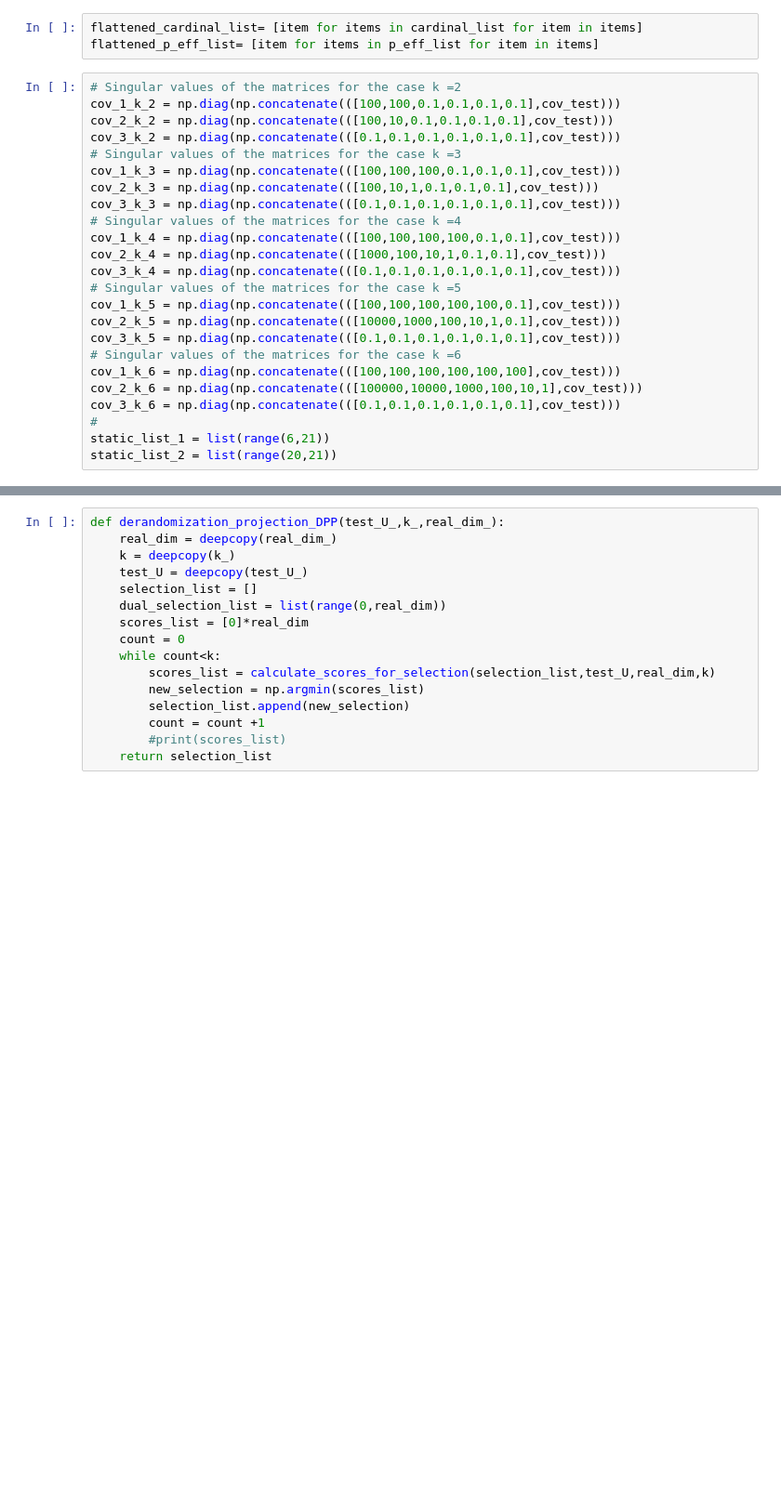
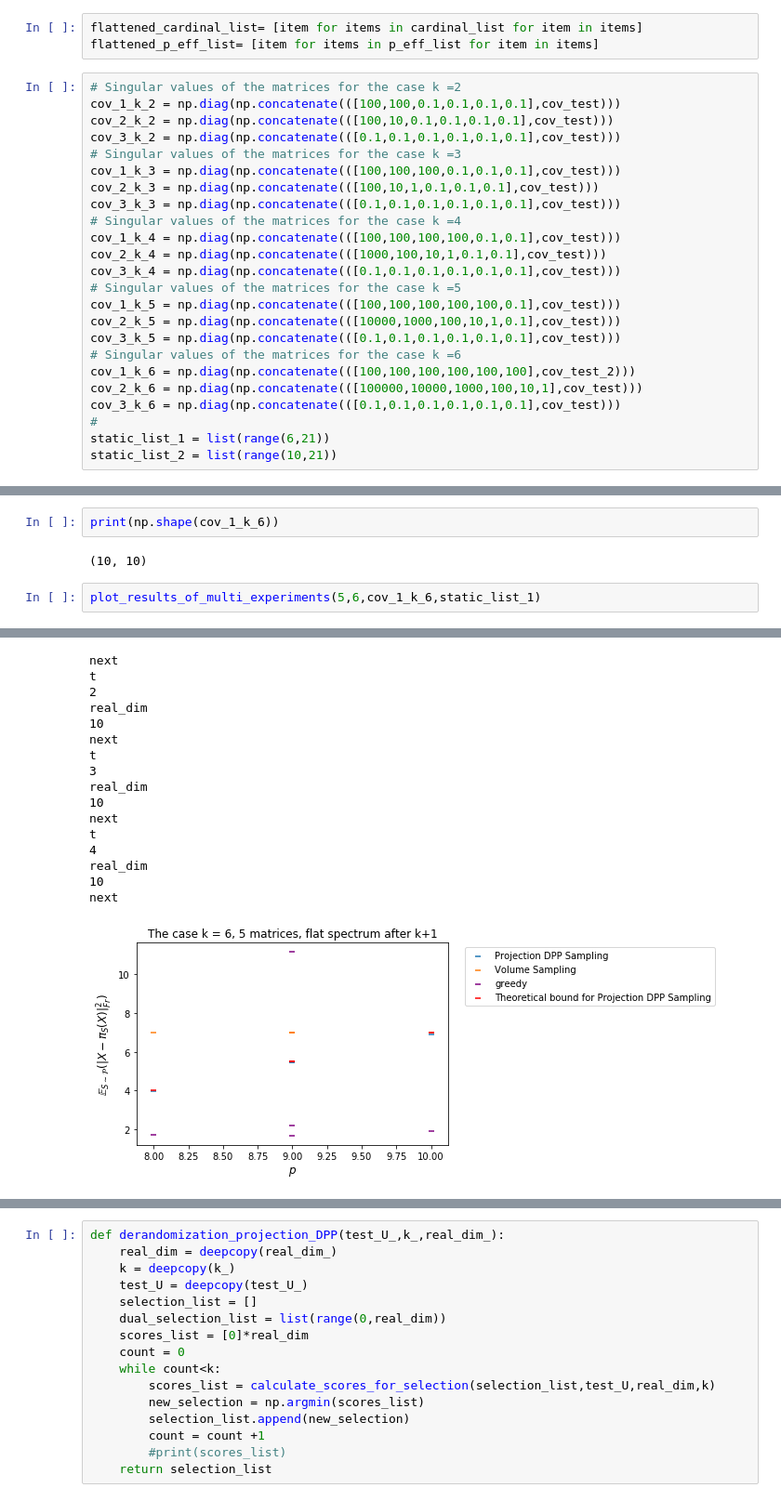
Before and after one commit to AyoubBelhadji/FrameBuilder, a Jupyter notebook: notebooks/Numerical_Analysis_Volume_Sampling_vs_Projection_DPP-Copy2.ipynb, the cells around one changed output, grey strips where cells are left out. Shown at 93% size. Saved outputs shown, nothing was run; the diff lists cells and outputs as text; blank space fills up the shorter version.

```diff
--- a/notebooks/Numerical_Analysis_Volume_Sampling_vs_Projection_DPP-Copy2.ipynb
+++ b/notebooks/Numerical_Analysis_Volume_Sampling_vs_Projection_DPP-Copy2.ipynb
@@ -787,9 +799,9 @@ cov_1_k_5 = np.diag(np.concatenate(([100,100,100,100,100,0.1],cov_test)))
 cov_2_k_5 = np.diag(np.concatenate(([10000,1000,100,10,1,0.1],cov_test)))
 cov_3_k_5 = np.diag(np.concatenate(([0.1,0.1,0.1,0.1,0.1,0.1],cov_test)))
 # Singular values of the matrices for the case k =6
-cov_1_k_6 = np.diag(np.concatenate(([100,100,100,100,100,100],cov_test)))
+cov_1_k_6 = np.diag(np.concatenate(([100,100,100,100,100,100],cov_test_2)))
 cov_2_k_6 = np.diag(np.concatenate(([100000,10000,1000,100,10,1],cov_test)))
 cov_3_k_6 = np.diag(np.concatenate(([0.1,0.1,0.1,0.1,0.1,0.1],cov_test)))
 #
 static_list_1 = list(range(6,21))
-static_list_2 = list(range(20,21))
+static_list_2 = list(range(10,21))
@@ -952,0 +988,7 @@ next
+# %%
+print(np.shape(cov_1_k_6))
+# %% [output]
+(10, 10)
+# %%
+plot_results_of_multi_experiments(5,6,cov_1_k_6,static_list_1)
+# %% [output]
@@ -952,0 +1004,17 @@ next
+next
+t
+2
+real_dim
+10
+next
+t
+3
+real_dim
+10
+next
+t
+4
+real_dim
+10
+next
+[figure, added]
```
Also changed, not shown: parts of 11 cells of this notebook, 1 other file.
